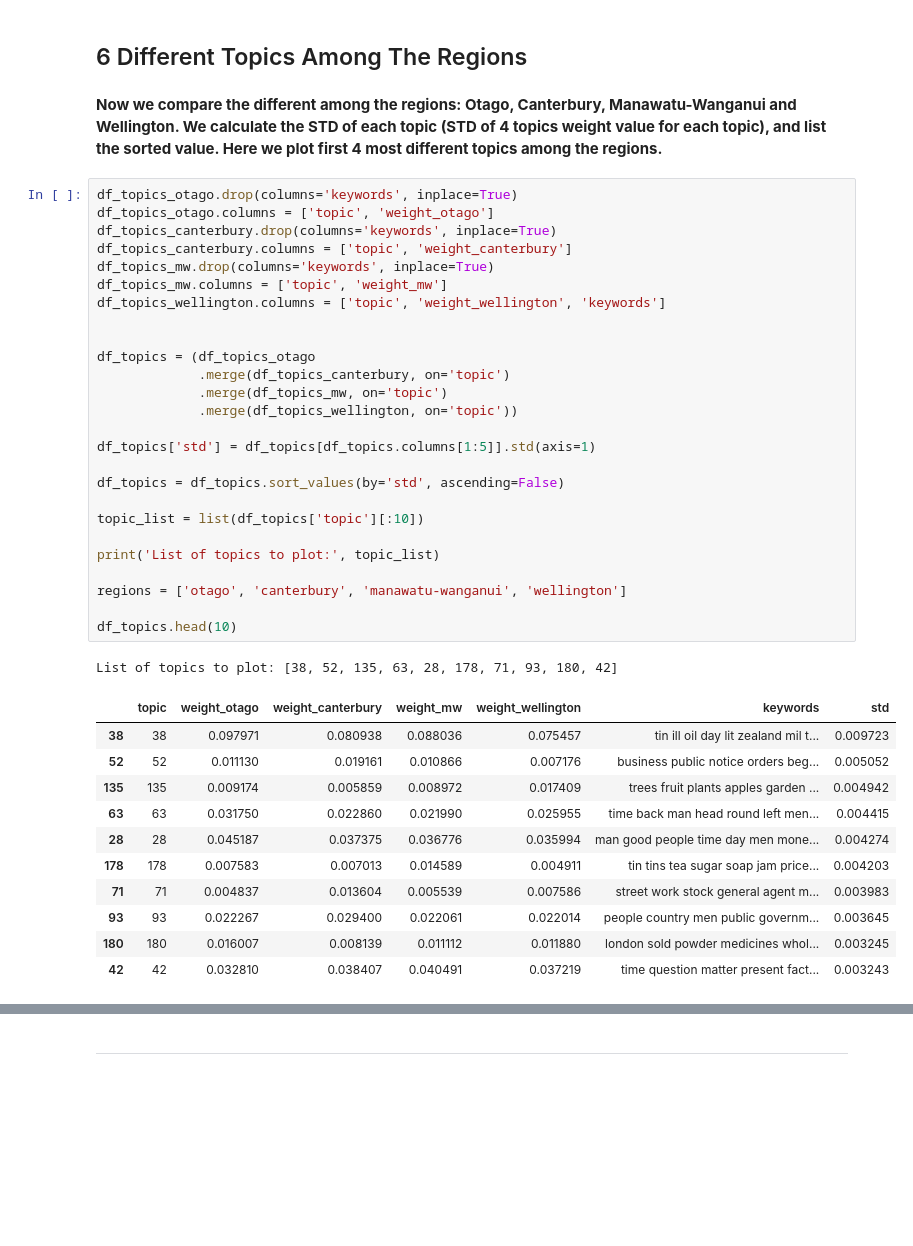
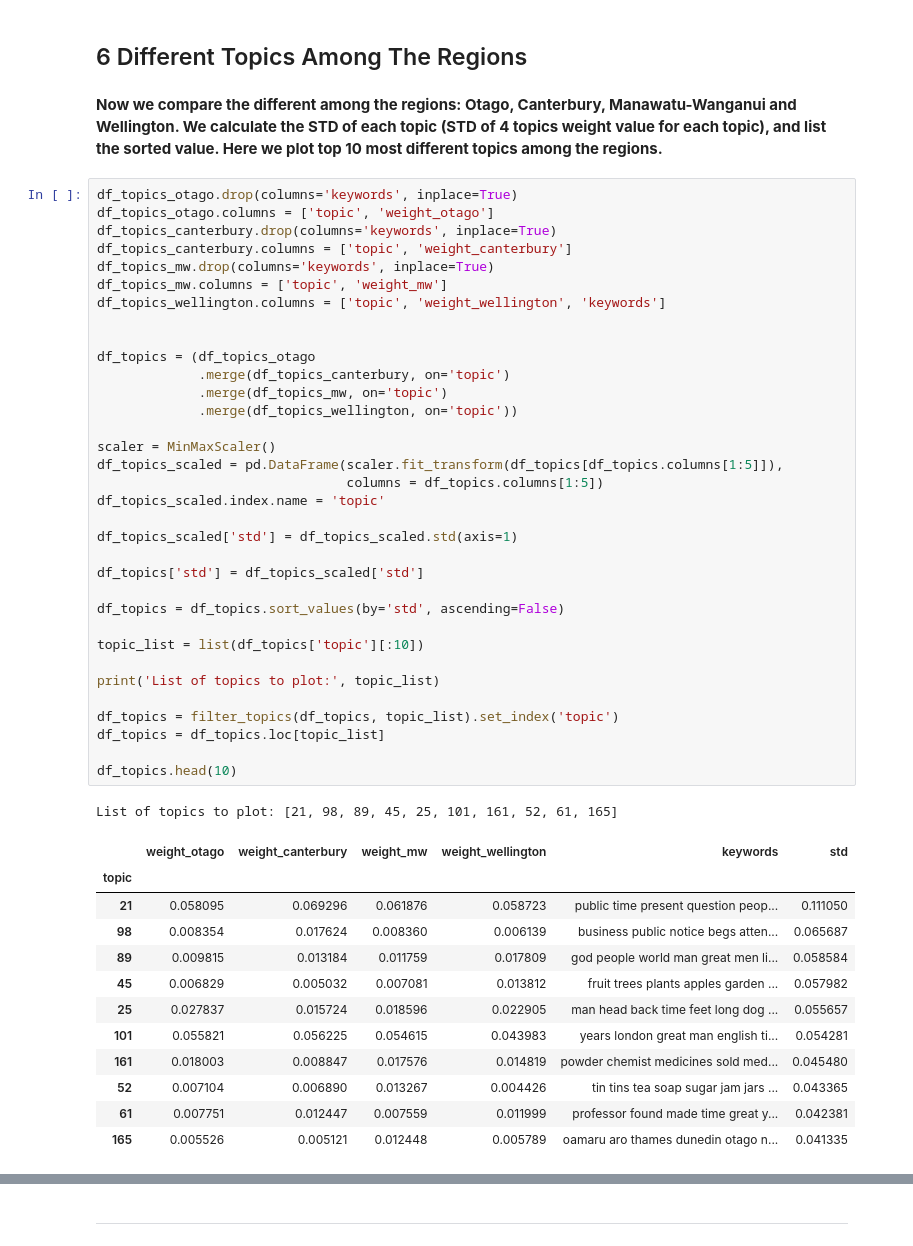
Before and after one commit to xandercai/papers-past-topic-modeling, a Jupyter notebook: 6-analyzing/4-analysis-regions.ipynb, the cells around one changed output, grey strips where cells are left out. Cells and saved outputs as stored; diff of their text form; blank space fills up the shorter version.

```diff
--- a/6-analyzing/4-analysis-regions.ipynb
+++ b/6-analyzing/4-analysis-regions.ipynb
@@ -1096,44 +1097,53 @@ plot_topics(df_plt_avg,
 # %% [markdown]
 ## 6 Different Topics Among The Regions
 # %% [markdown]
-**Now we compare the different among the regions: Otago, Canterbury, Manawatu-Wanganui and Wellington. We calculate the STD of each topic (STD of 4 topics weight value for each topic), and list the sorted value. Here we plot first 4 most different topics among the regions.**
+**Now we compare the different among the regions: Otago, Canterbury, Manawatu-Wanganui and Wellington. We calculate the STD of each topic (STD of 4 topics weight value for each topic), and list the sorted value. Here we plot top 10 most different topics among the regions.**
 # %%
 df_topics_otago.drop(columns='keywords', inplace=True)
 df_topics_otago.columns = ['topic', 'weight_otago']
 df_topics_canterbury.drop(columns='keywords', inplace=True)
 df_topics_canterbury.columns = ['topic', 'weight_canterbury']
 df_topics_mw.drop(columns='keywords', inplace=True)
 df_topics_mw.columns = ['topic', 'weight_mw']
 df_topics_wellington.columns = ['topic', 'weight_wellington', 'keywords']
 
 
 df_topics = (df_topics_otago
              .merge(df_topics_canterbury, on='topic')
              .merge(df_topics_mw, on='topic')
              .merge(df_topics_wellington, on='topic'))
 
-df_topics['std'] = df_topics[df_topics.columns[1:5]].std(axis=1)
+scaler = MinMaxScaler()
+df_topics_scaled = pd.DataFrame(scaler.fit_transform(df_topics[df_topics.columns[1:5]]),
+                                columns = df_topics.columns[1:5])
+df_topics_scaled.index.name = 'topic'
+
+df_topics_scaled['std'] = df_topics_scaled.std(axis=1)
+
+df_topics['std'] = df_topics_scaled['std']
 
 df_topics = df_topics.sort_values(by='std', ascending=False)
 
 topic_list = list(df_topics['topic'][:10])
 
 print('List of topics to plot:', topic_list)
 
-regions = ['otago', 'canterbury', 'manawatu-wanganui', 'wellington']
+df_topics = filter_topics(df_topics, topic_list).set_index('topic')
+df_topics = df_topics.loc[topic_list]
 
 df_topics.head(10)
 # %% [output]
-List of topics to plot: [38, 52, 135, 63, 28, 178, 71, 93, 180, 42]
+List of topics to plot: [21, 98, 89, 45, 25, 101, 161, 52, 61, 165]
-|  | topic | weight_otago | weight_canterbury | weight_mw | weight_wellington | keywords | std |
-| 38 | 38 | 0.097971 | 0.080938 | 0.088036 | 0.075457 | tin ill oil day lit zealand mil t... | 0.009723 |
-| 52 | 52 | 0.011130 | 0.019161 | 0.010866 | 0.007176 | business public notice orders beg... | 0.005052 |
-| 135 | 135 | 0.009174 | 0.005859 | 0.008972 | 0.017409 | trees fruit plants apples garden ... | 0.004942 |
-| 63 | 63 | 0.031750 | 0.022860 | 0.021990 | 0.025955 | time back man head round left men... | 0.004415 |
-| 28 | 28 | 0.045187 | 0.037375 | 0.036776 | 0.035994 | man good people time day men mone... | 0.004274 |
-| 178 | 178 | 0.007583 | 0.007013 | 0.014589 | 0.004911 | tin tins tea sugar soap jam price... | 0.004203 |
-| 71 | 71 | 0.004837 | 0.013604 | 0.005539 | 0.007586 | street work stock general agent m... | 0.003983 |
-| 93 | 93 | 0.022267 | 0.029400 | 0.022061 | 0.022014 | people country men public governm... | 0.003645 |
-| 180 | 180 | 0.016007 | 0.008139 | 0.011112 | 0.011880 | london sold powder medicines whol... | 0.003245 |
-| 42 | 42 | 0.032810 | 0.038407 | 0.040491 | 0.037219 | time question matter present fact... | 0.003243 |
+|  | weight_otago | weight_canterbury | weight_mw | weight_wellington | keywords | std |
+| topic |  |  |  |  |  |  |
+| 21 | 0.058095 | 0.069296 | 0.061876 | 0.058723 | public time present question peop... | 0.111050 |
+| 98 | 0.008354 | 0.017624 | 0.008360 | 0.006139 | business public notice begs atten... | 0.065687 |
+| 89 | 0.009815 | 0.013184 | 0.011759 | 0.017809 | god people world man great men li... | 0.058584 |
+| 45 | 0.006829 | 0.005032 | 0.007081 | 0.013812 | fruit trees plants apples garden ... | 0.057982 |
+| 25 | 0.027837 | 0.015724 | 0.018596 | 0.022905 | man head back time feet long dog ... | 0.055657 |
+| 101 | 0.055821 | 0.056225 | 0.054615 | 0.043983 | years london great man english ti... | 0.054281 |
+| 161 | 0.018003 | 0.008847 | 0.017576 | 0.014819 | powder chemist medicines sold med... | 0.045480 |
+| 52 | 0.007104 | 0.006890 | 0.013267 | 0.004426 | tin tins tea soap sugar jam jars ... | 0.043365 |
+| 61 | 0.007751 | 0.012447 | 0.007559 | 0.011999 | professor found made time great y... | 0.042381 |
+| 165 | 0.005526 | 0.005121 | 0.012448 | 0.005789 | oamaru aro thames dunedin otago n... | 0.041335 |
 # %%
```
Also changed, not shown: parts of 45 cells of this notebook.
